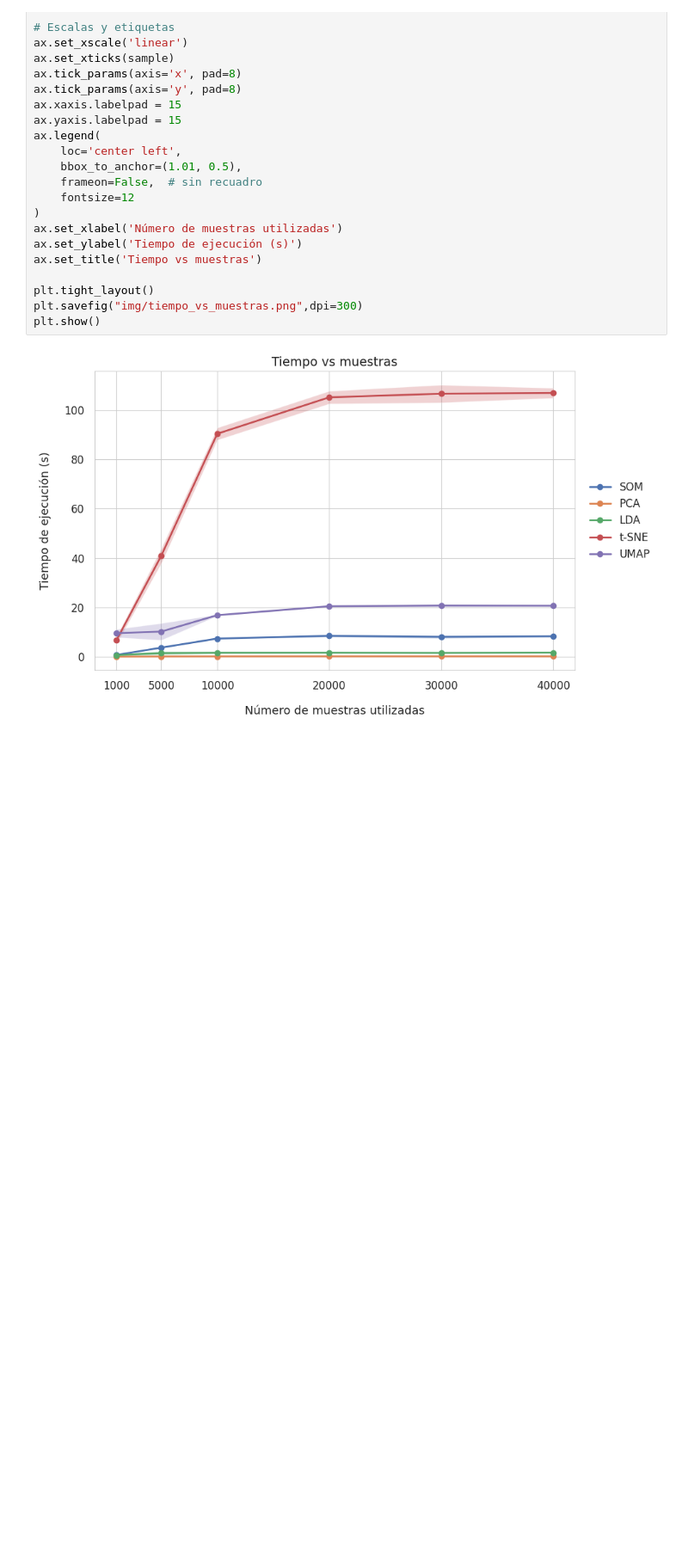
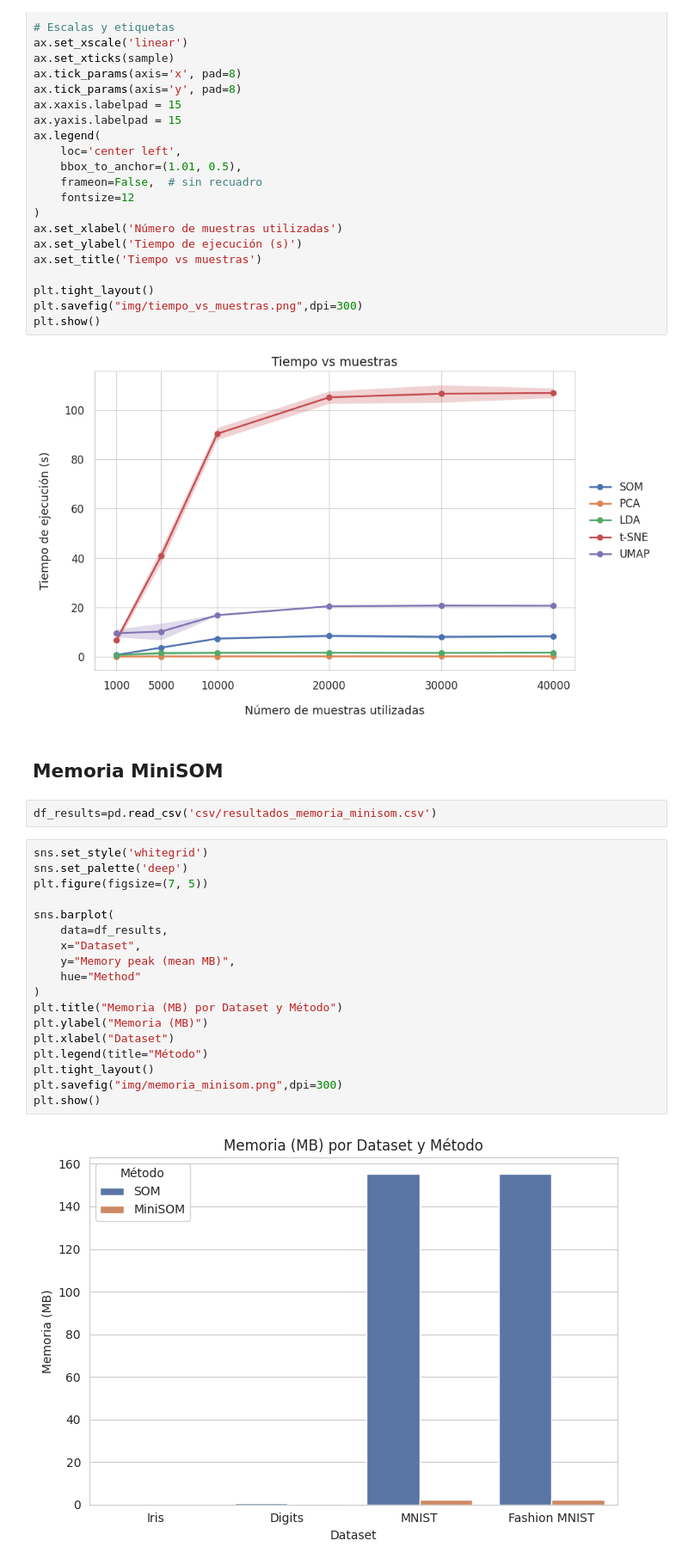
Before and after one commit to JaumeSanCol/TFG, a Jupyter notebook: experimentos/exps_recursos/G-graficas_recursos.ipynb, the cells around one changed output. Shown: that part at 86% size. Saved outputs shown, nothing was run; the diff lists cells and outputs as text; blank space fills up the shorter version.

```diff
--- a/experimentos/exps_recursos/G-graficas_recursos.ipynb
+++ b/experimentos/exps_recursos/G-graficas_recursos.ipynb
@@ -178,3 +178,27 @@ plt.savefig("img/tiempo_vs_muestras.png",dpi=300)
 plt.show()
 # %% [output]
 [figure]
+# %% [markdown]
+## Memoria MiniSOM
+# %%
+df_results=pd.read_csv('csv/resultados_memoria_minisom.csv')
+# %%
+sns.set_style('whitegrid')
+sns.set_palette('deep')
+plt.figure(figsize=(7, 5))
+
+sns.barplot(
+    data=df_results,
+    x="Dataset",
+    y="Memory peak (mean MB)",
+    hue="Method"
+)
+plt.title("Memoria (MB) por Dataset y Método")
+plt.ylabel("Memoria (MB)")
+plt.xlabel("Dataset")
+plt.legend(title="Método")
+plt.tight_layout()
+plt.savefig("img/memoria_minisom.png",dpi=300)
+plt.show()
+# %% [output]
+[figure, added]
```
Also changed, not shown: 11 other files.
